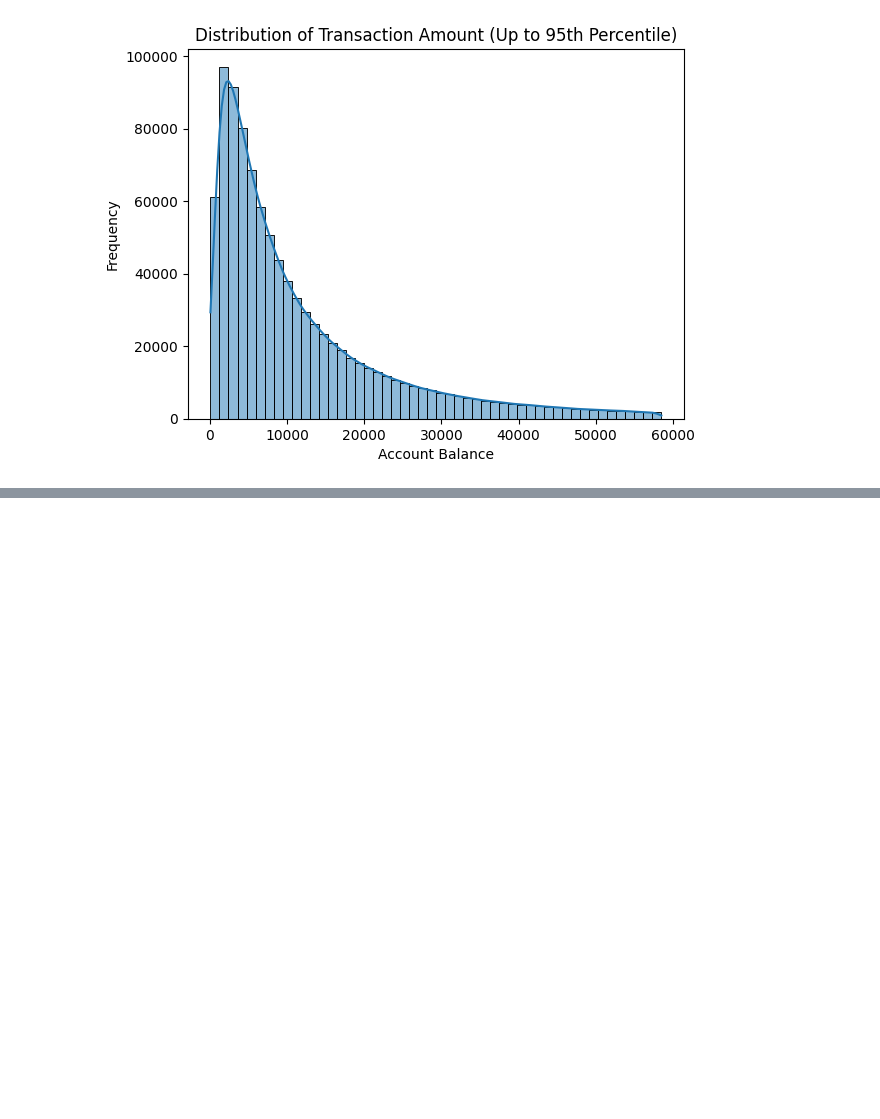
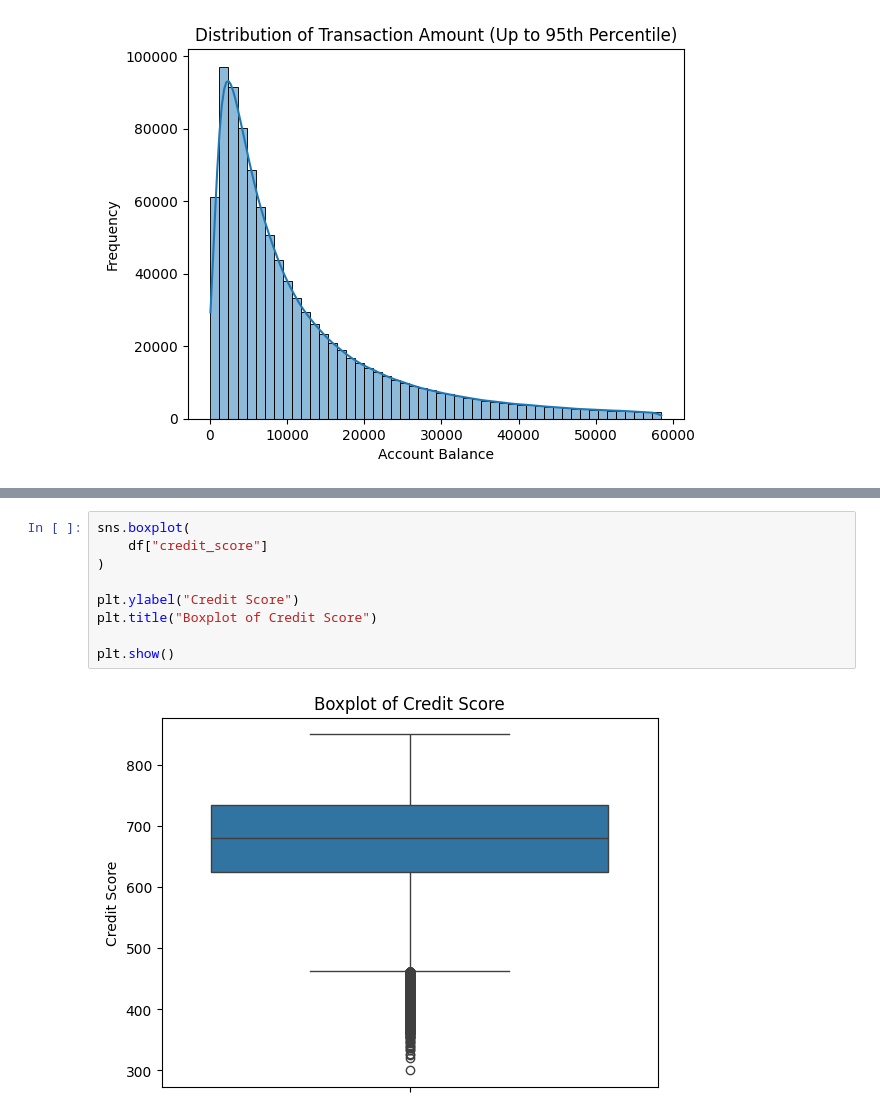
Before and after one commit to abhi-saurav-saroya/bank-fraud-eda, a Jupyter notebook: notebooks/02_exploratory_data_analysis.ipynb, the cells around one changed output, grey strips where cells are left out. Drawn from its saved outputs; the diff is of its cells as text; blank space fills up the shorter version.

```diff
--- a/notebooks/02_exploratory_data_analysis.ipynb
+++ b/notebooks/02_exploratory_data_analysis.ipynb
@@ -279,0 +382,11 @@ plt.show()
+# %%
+sns.boxplot(
+    df["credit_score"]
+)
+
+plt.ylabel("Credit Score")
+plt.title("Boxplot of Credit Score")
+
+plt.show()
+# %% [output]
+[figure, added]
```
Also changed, not shown: parts of 23 cells of this notebook.
